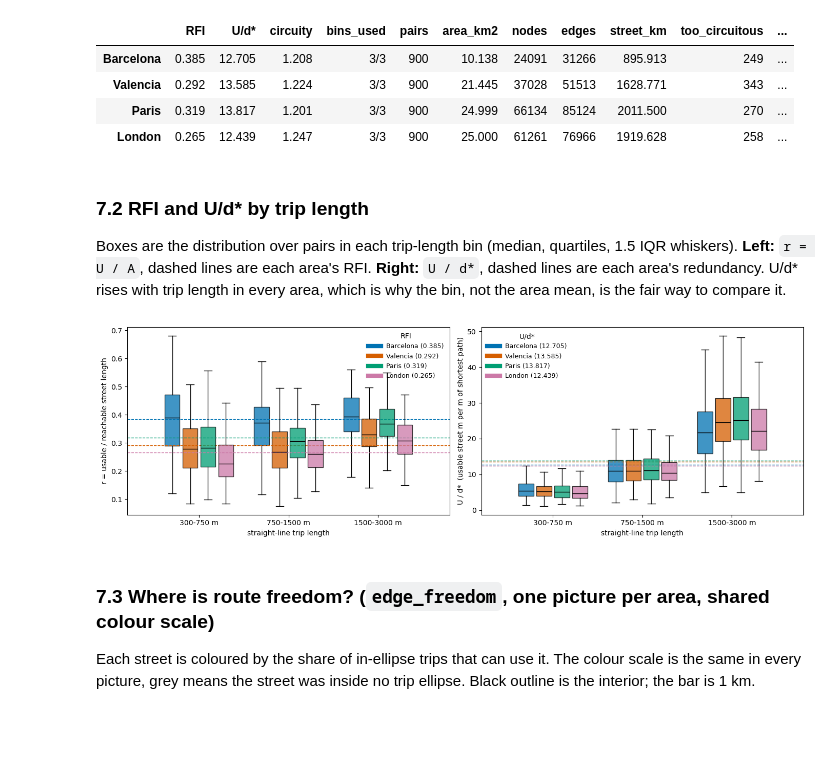
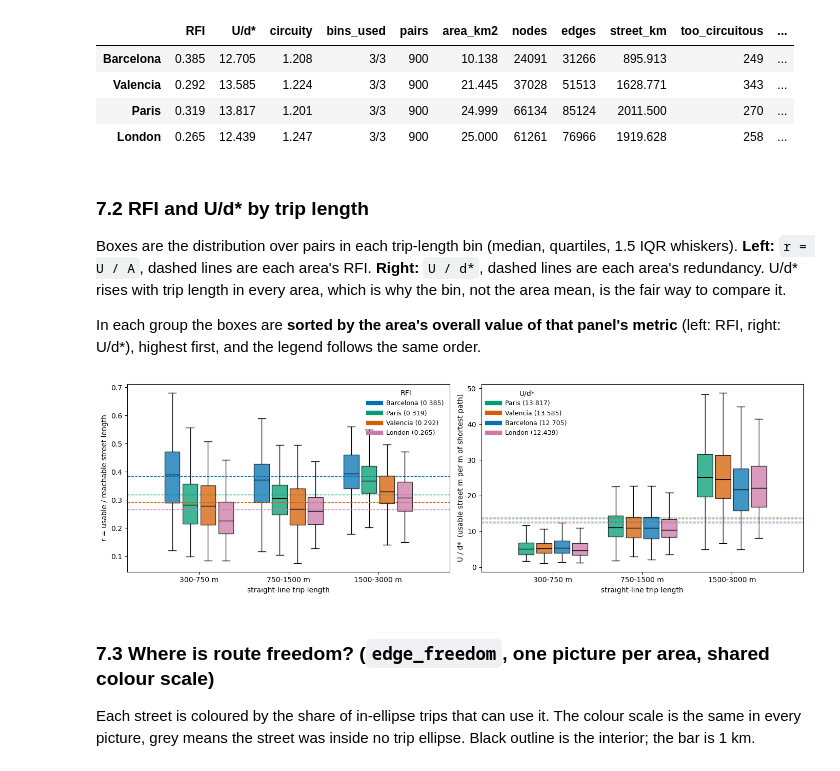
Before and after one commit to Floly/route_freedom_index, a Jupyter notebook: notebooks/example.ipynb, the cells around one changed output. Drawn from its saved outputs; the diff is of its cells as text; code cells hidden in the pictures; blank space fills up the shorter version.

Commit message:
Example notebook: sort boxes by overall metric in 7.2; add Berlin, London, Minsk, Paris polygons
Co-Authored-By: Claude Sonnet 5.5 <noreply@anthropic.com>

```diff
--- a/notebooks/example.ipynb
+++ b/notebooks/example.ipynb
@@ -315,27 +315,31 @@ Boxes are the distribution over pairs in each trip-length bin (median, quartiles
 **Left:** `r = U / A`, dashed lines are each area's RFI. **Right:** `U / d*`, dashed lines are each area's
 redundancy. U/d* rises with trip length in every area, which is why the bin, not the area mean, is the
 fair way to compare it.
+
+In each group the boxes are **sorted by the area's overall value of that panel's metric** (left: RFI,
+right: U/d*), highest first, and the legend follows the same order.
 # %%
 fig, axes = plt.subplots(1, 2, figsize=(14, 4.4))
 n, width = len(cmp), 0.8 / len(cmp)
 panels = (("r", "score", "r = usable / reachable street length"),
           ("u_over_dstar", "redundancy", "U / d*  (usable street m per m of shortest path)"))
 for ax, (col, agg, ylabel) in zip(axes, panels):
-    for k, (label, r) in enumerate(cmp.items()):
+    ranked = sorted(cmp.items(), key=lambda kv: getattr(kv[1], agg), reverse=True)  # best first
+    for k, (label, r) in enumerate(ranked):
         data = [r.pairs.loc[r.pairs["bin"] == b, col].to_numpy() for b in range(len(C.DIST_BINS))]
         pos = np.arange(len(data)) + (k - (n - 1) / 2) * width
         bp = ax.boxplot(data, positions=pos, widths=width * 0.85, patch_artist=True, showfliers=False,
                         medianprops={"color": "k"})
         for box in bp["boxes"]:
             box.set(facecolor=COLORS[label], alpha=0.75)
         ax.axhline(getattr(r, agg), color=COLORS[label], ls="--", lw=1)
         ax.plot([], [], color=COLORS[label], lw=6, label=f"{label} ({getattr(r, agg):.3f})")
     ax.set_xticks(range(len(C.DIST_BINS)), [f"{lo}-{hi} m" for lo, hi in C.DIST_BINS])
     ax.set_xlabel("straight-line trip length"); ax.set_ylabel(ylabel)
     ax.legend(frameon=False, fontsize=9, title="RFI" if col == "r" else "U/d*")
 plt.tight_layout(); plt.show()
 # %% [output]
-[figure, old version]
+[figure, new version]
 # %% [markdown]
 ### 7.3 Where is route freedom? (`edge_freedom`, one picture per area, shared colour scale)
 
```
Also changed, not shown: parts of 4 cells of this notebook, 5 other files.
